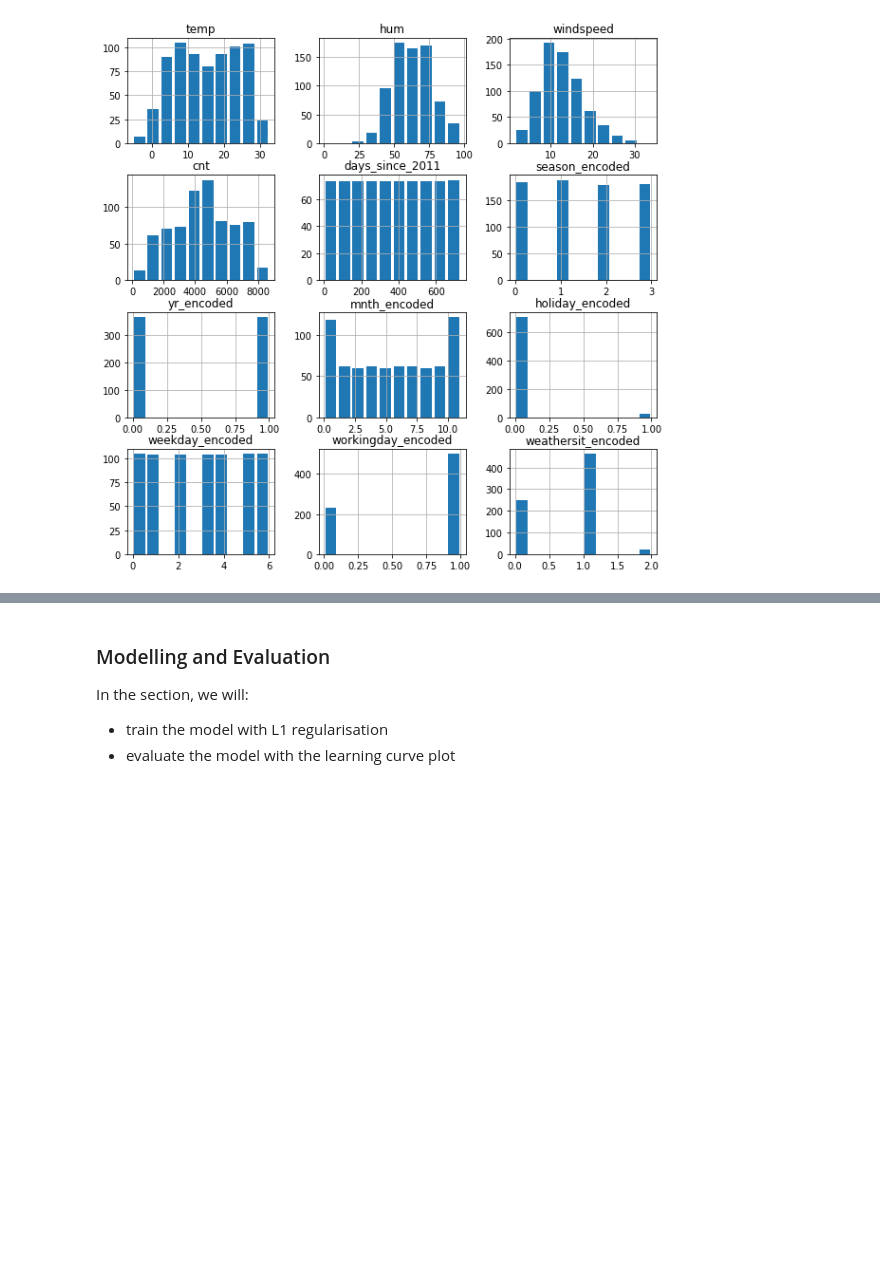
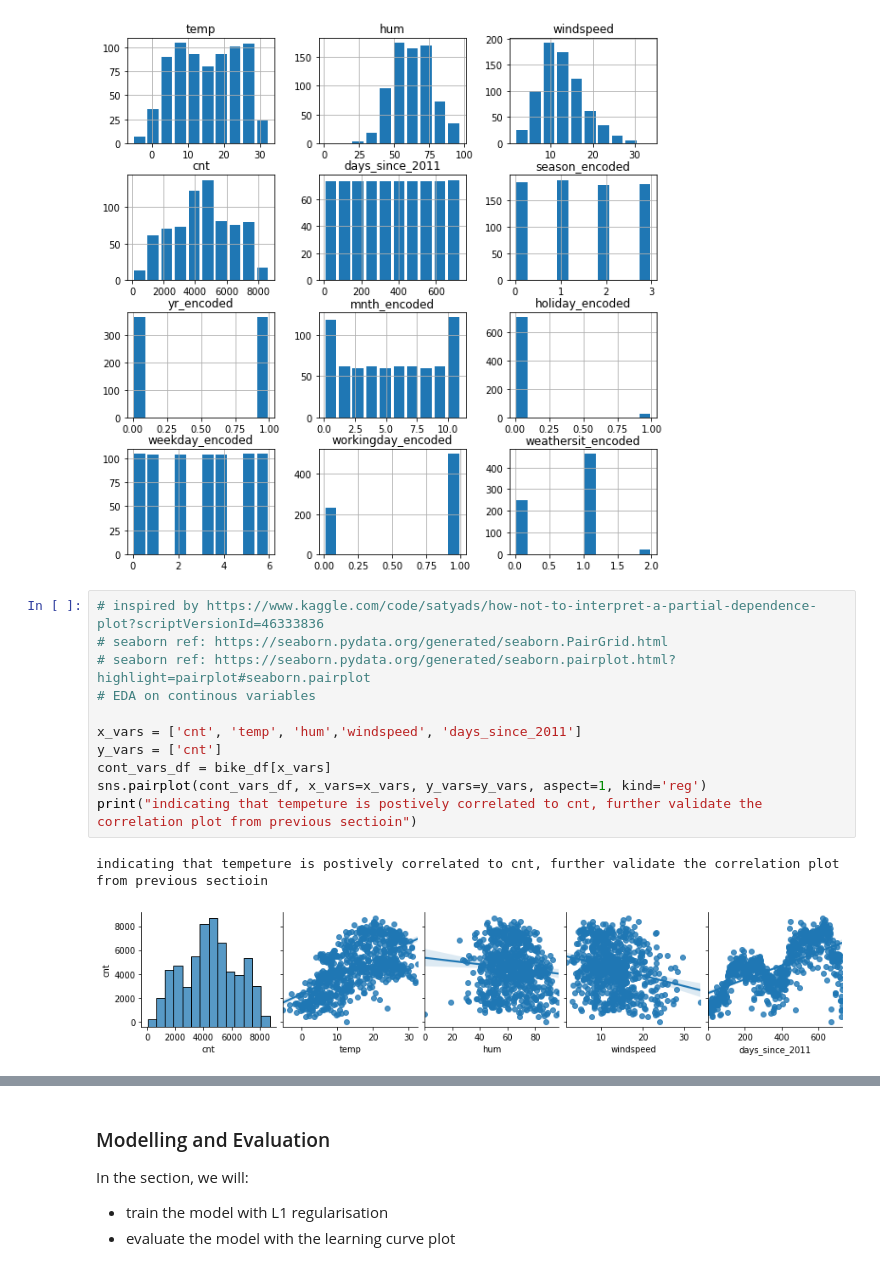
Before and after one commit to yuchen0908/explainable_ml, a Jupyter notebook: s4.1_bike_rental.ipynb, the cells around one changed output, grey strips where cells are left out. Drawn from its saved outputs; the diff is of its cells as text; blank space fills up the shorter version.

Commit message:
update on bike regression

```diff
--- a/s4.1_bike_rental.ipynb
+++ b/s4.1_bike_rental.ipynb
@@ -150,3 +151,17 @@ array([[<AxesSubplot:title={'center':'temp'}>,
         <AxesSubplot:title={'center':'weathersit_encoded'}>]],
       dtype=object)
 [figure]
+# %%
+# inspired by https://www.kaggle.com/code/satyads/how-not-to-interpret-a-partial-dependence-plot?scriptVersionId=46333836
+# seaborn ref: https://seaborn.pydata.org/generated/seaborn.PairGrid.html
+# seaborn ref: https://seaborn.pydata.org/generated/seaborn.pairplot.html?highlight=pairplot#seaborn.pairplot
+# EDA on continous variables
+
+x_vars = ['cnt', 'temp', 'hum','windspeed', 'days_since_2011']
+y_vars = ['cnt']
+cont_vars_df = bike_df[x_vars]
+sns.pairplot(cont_vars_df, x_vars=x_vars, y_vars=y_vars, aspect=1, kind='reg')
+print("indicating that tempeture is postively correlated to cnt, further validate the correlation plot from previous sectioin")
+# %% [output]
+indicating that tempeture is postively correlated to cnt, further validate the correlation plot from previous sectioin
+[figure, added]
```
Also changed, not shown: parts of 2 cells of this notebook, 7 other files.
